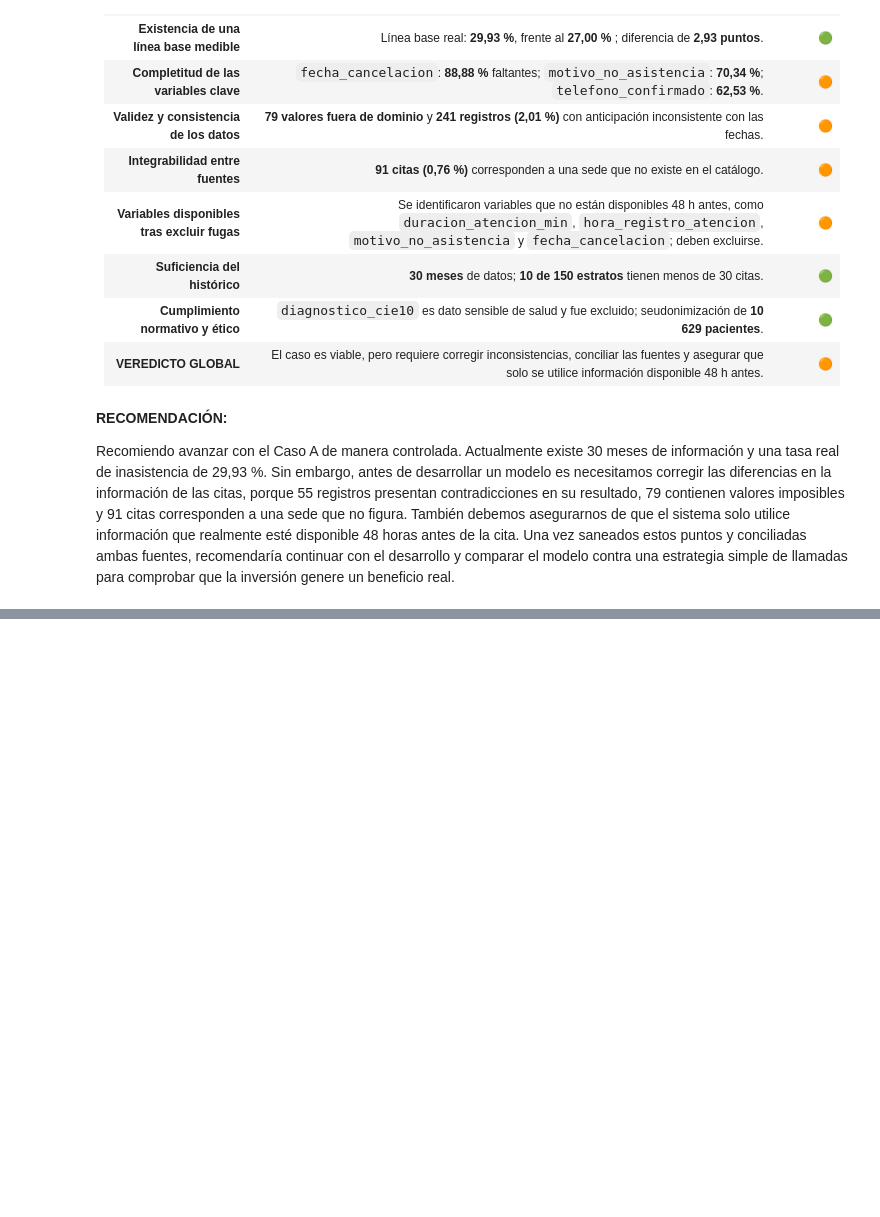
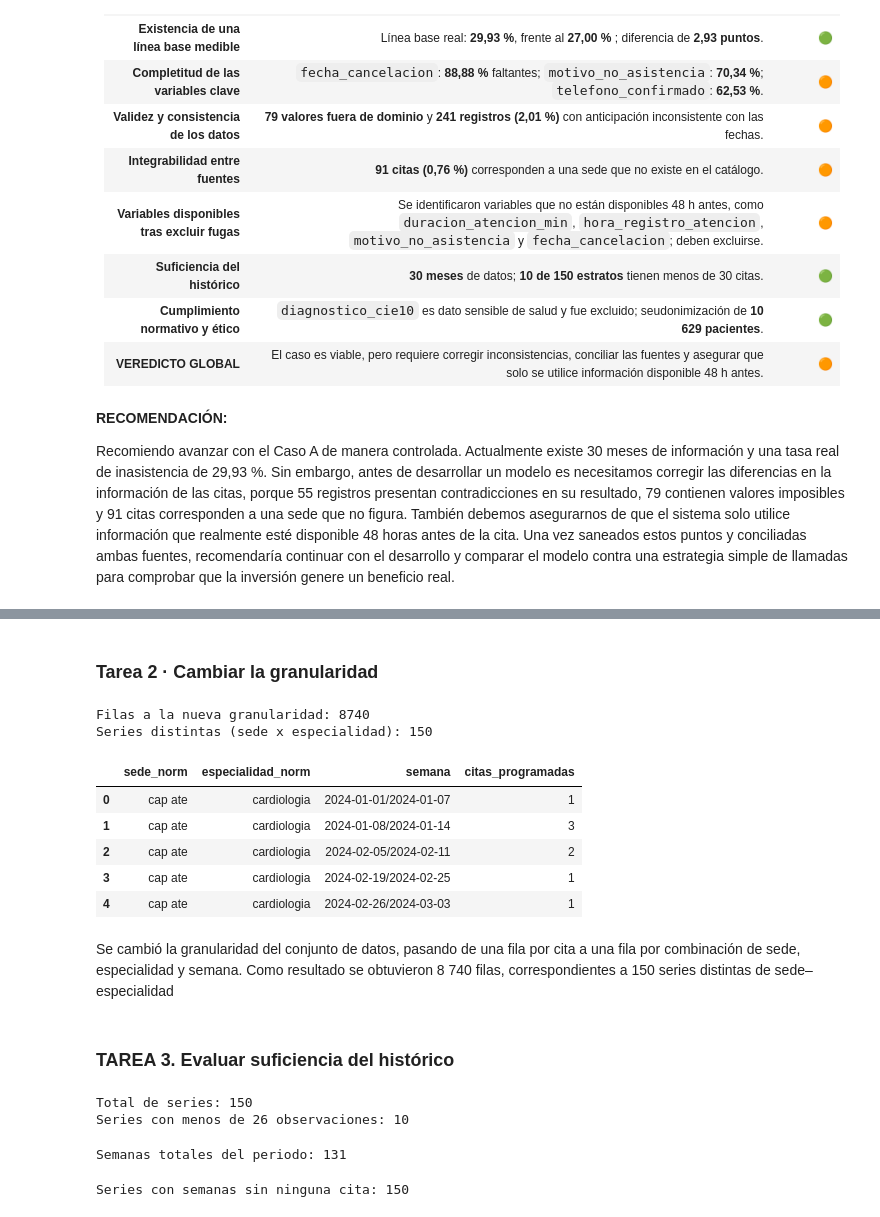
Before and after one commit to Gen54cw/Analitica-de-Datos-Tintaya-Daniel, a Jupyter notebook: laboratorios/LAB01_TintayaDaniel.ipynb, the cells around one changed output, grey strips where cells are left out. Drawn from its saved outputs; the diff is of its cells as text; code cells hidden in the pictures; blank space fills up the shorter version.

```diff
--- a/laboratorios/LAB01_TintayaDaniel.ipynb
+++ b/laboratorios/LAB01_TintayaDaniel.ipynb
@@ -802,0 +817,52 @@ Recomiendo avanzar con el Caso A de manera controlada. Actualmente existe 30 mes
+# %% [markdown]
+### Tarea 2 · Cambiar la granularidad
+# %%
+# Semana calendario de cada cita (lunes como inicio de semana)
+citas_trab["semana"] = citas_trab["fecha_cita_dt"].dt.to_period("W-SUN")
+
+# Agregación a la granularidad del Caso C
+demanda = (citas_trab
+    .groupby(["sede_norm", "especialidad_norm", "semana"])
+    .agg(citas_programadas=("inasistencia", "size"))
+    .reset_index())
+
+print("Filas a la nueva granularidad:", len(demanda))
+print("Series distintas (sede x especialidad):",
+      demanda.groupby(["sede_norm", "especialidad_norm"]).ngroups)
+display(demanda.head())
+# %% [output]
+Filas a la nueva granularidad: 8740
+Series distintas (sede x especialidad): 150
+|  | sede_norm | especialidad_norm | semana | citas_programadas |
+| 0 | cap ate | cardiologia | 2024-01-01/2024-01-07 | 1 |
+| 1 | cap ate | cardiologia | 2024-01-08/2024-01-14 | 3 |
+| 2 | cap ate | cardiologia | 2024-02-05/2024-02-11 | 2 |
+| 3 | cap ate | cardiologia | 2024-02-19/2024-02-25 | 1 |
+| 4 | cap ate | cardiologia | 2024-02-26/2024-03-03 | 1 |
+# %% [markdown]
+Se cambió la granularidad del conjunto de datos, pasando de una fila por cita a una fila por combinación de sede, especialidad y semana. Como resultado se obtuvieron 8 740 filas, correspondientes a 150 series distintas de sede–especialidad
+# %% [markdown]
+### TAREA 3. Evaluar suficiencia del histórico
+# %%
+semanas_por_serie = (
+    demanda.groupby(["sede_norm", "especialidad_norm"])["semana"]
+    .nunique()
+)
+
+print("Total de series:", len(semanas_por_serie))
+print("Series con menos de 26 observaciones:",
+      (semanas_por_serie < 26).sum())
+# %% [output]
+Total de series: 150
+Series con menos de 26 observaciones: 10
+# %%
+semanas_totales = citas_trab["semana"].nunique()
+
+print("Semanas totales del periodo:", semanas_totales)
+# %% [output]
+Semanas totales del periodo: 131
+# %%
+print("Series con semanas sin ninguna cita:",
+      (semanas_por_serie < semanas_totales).sum())
+# %% [output]
+Series con semanas sin ninguna cita: 150
```
Also changed, not shown: parts of 8 cells of this notebook.
